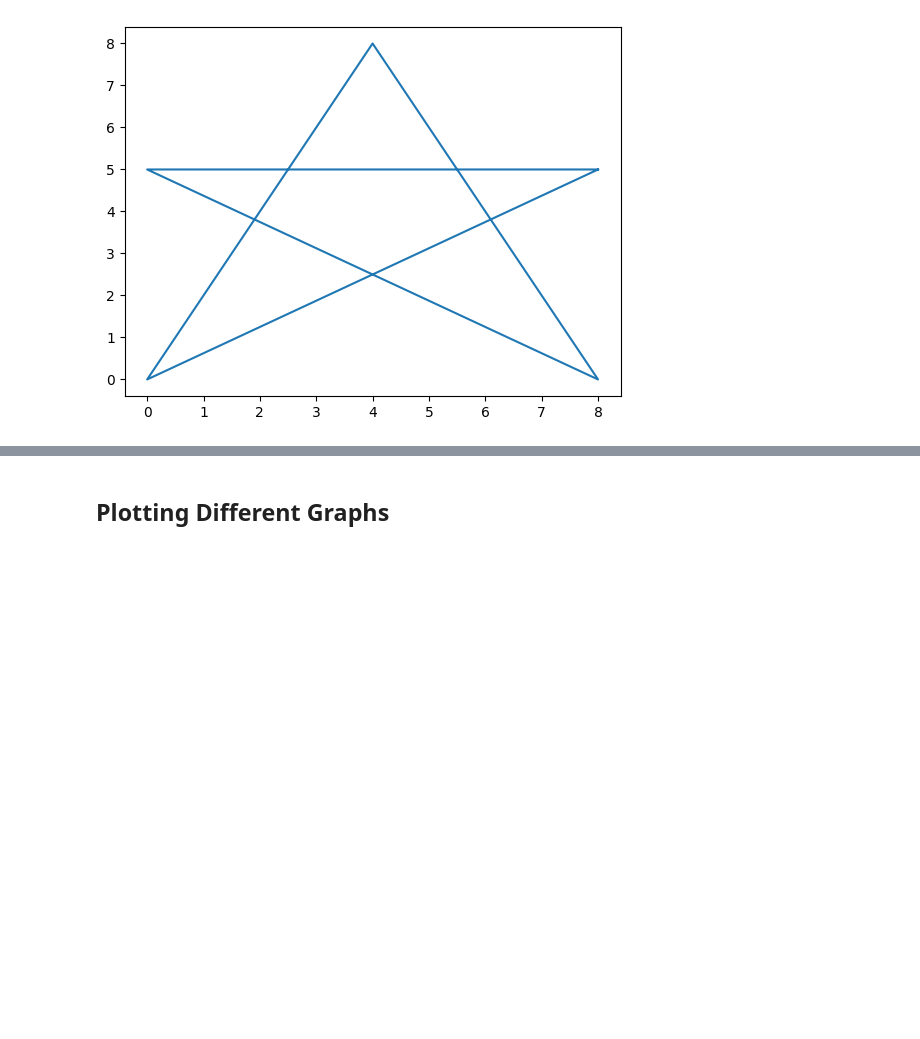
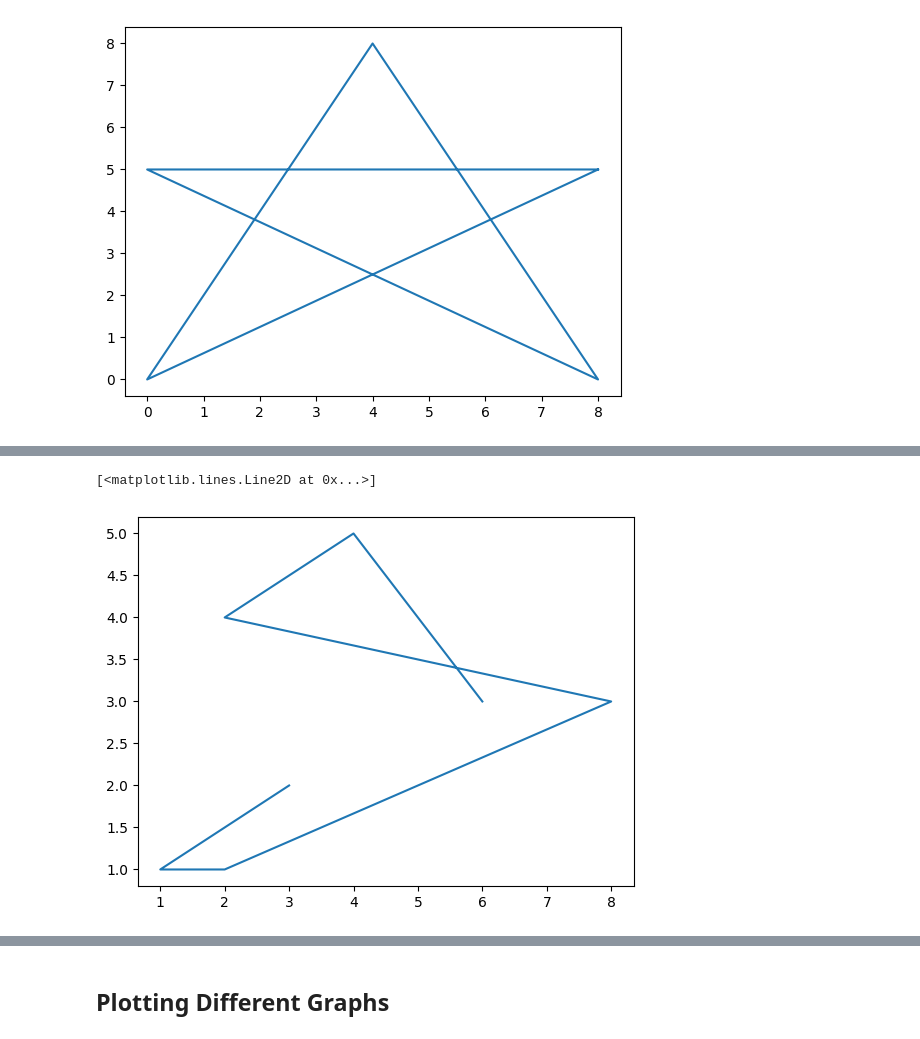
Before and after one commit to shubha-pandey/Learning-Matplotlib, a Jupyter notebook: Matplotlib.ipynb, the cells around one changed output, grey strips where cells are left out. Drawn from its saved outputs; the diff is of its cells as text; code cells hidden in the pictures; blank space fills up the shorter version.

```diff
--- a/Matplotlib.ipynb
+++ b/Matplotlib.ipynb
@@ -40,0 +85,5 @@ plt.plot([8, 0, 4, 8, 0, 8], [5, 0, 8, 0, 5, 5])
+# %%
+plt.plot(x, y, label='linear')
+# %% [output]
+[<matplotlib.lines.Line2D at 0x...>]
+[figure, added]
```
Also changed, not shown: parts of 17 cells of this notebook.
